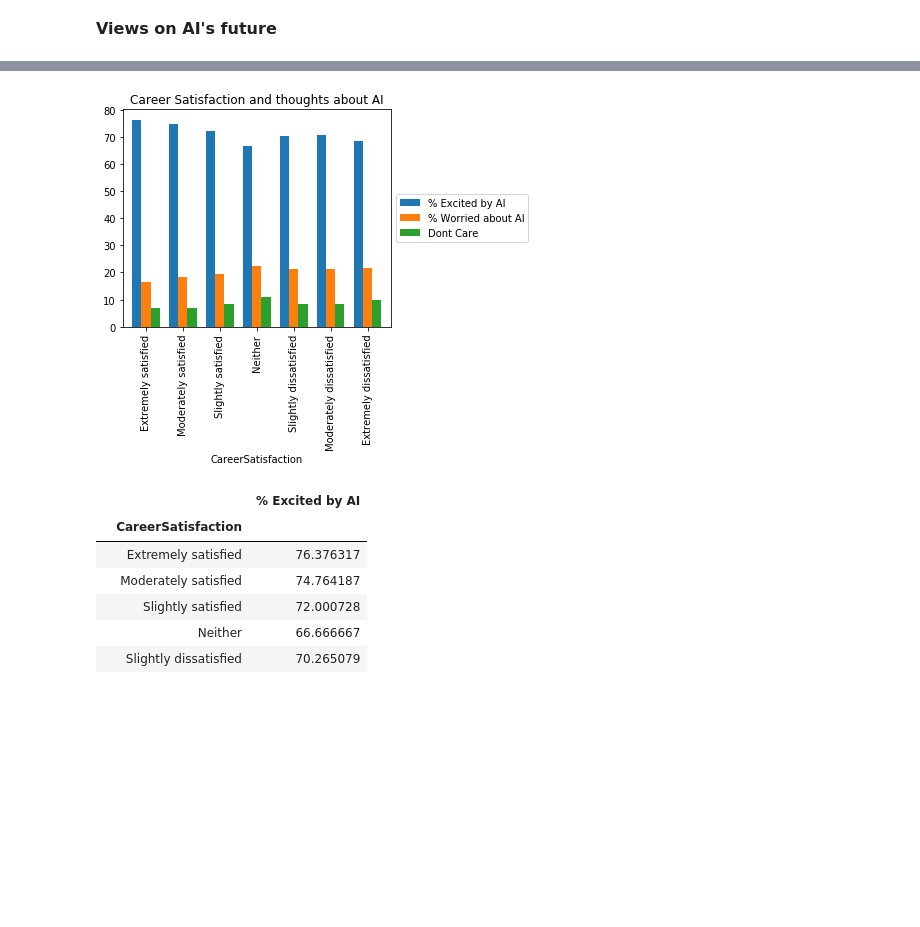
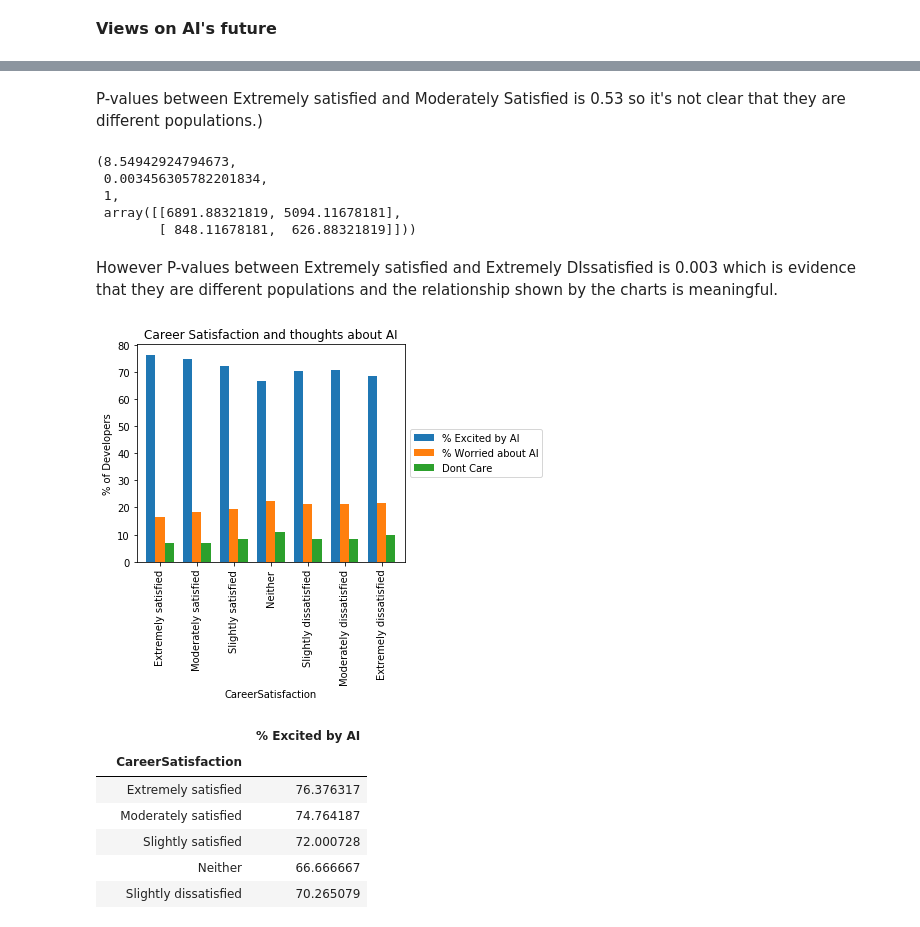
Before and after one commit to nitishvj/Capstone-1-Developers-Survey-Analysis, a Jupyter notebook: Capstone 1.ipynb, the cells around one changed output, grey strips where cells are left out. Cells and saved outputs as stored; diff of their text form; code cells hidden in the pictures; blank space fills up the shorter version.

```diff
--- a/Capstone 1.ipynb
+++ b/Capstone 1.ipynb
@@ -788,0 +908,14 @@ Company size doesn't seem to play a major role in career satisfaction.
+# %% [markdown]
+P-values between Extremely satisfied and Moderately Satisfied is 0.53 so it's not clear that they are different populations.)
+# %%
+dissatisfied = np.array([[6839,5147], [901, 574]])
+#[total_satisfied,total_satisfied_excited],[tptal_not_satisfied,total_not_satisfied_notexcited]
+stats.chi2_contingency(dissatisfied)
+# %% [output]
+(8.54942924794673,
+ 0.003456305782201834,
+ 1,
+ array([[6891.88321819, 5094.11678181],
+        [ 848.11678181,  626.88321819]]))
+# %% [markdown]
+However P-values between Extremely satisfied and Extremely DIssatisfied is 0.003 which is evidence that they are different populations and the relationship shown by the charts is meaningful.
@@ -789,18 +927,18 @@ Company size doesn't seem to play a major role in career satisfaction.
 # %%
 #Plot Career satisfaction by AI future
 df_ai = clean_df[clean_df['Country'].isin(top_countries.index)]
 df_ai =df_ai.groupby(['AIFuture','CareerSatisfaction'])['AIFuture'].count().unstack('CareerSatisfaction').fillna(0)
 order = ['Extremely satisfied','Moderately satisfied','Slightly satisfied','Neither satisfied nor dissatisfied','Slightly dissatisfied', 'Moderately dissatisfied','Extremely dissatisfied']
 df_ai=df_ai[order]
 df_ai.columns = df_ai.columns.to_series().map(dict_car_sat)
 df_ai = df_ai.T
 df_ai['% Excited by AI'] = df_ai['Excited']*100/(df_ai['Excited']+df_ai['Worried']+df_ai['DontCare'])
 df_ai['% Worried about AI'] = df_ai['Worried']*100/(df_ai['Excited']+df_ai['Worried']+df_ai['DontCare'])
 df_ai['Dont Care'] = 100 - df_ai['% Excited by AI'] - df_ai['% Worried about AI']
 fig = df_ai.drop(['DontCare','Excited','Worried'],axis=1).plot(kind='bar',width = .75)
 box = fig.get_position()
-fig.set_position([box.x0, box.y0, box.width * 0.8, box.height]);
+fig.set_position([box.x0, box.y0, box.width * 0.8, box.height]);plt.ylabel('% of Developers')
 fig.legend(loc='center left', bbox_to_anchor=(1, 0.5));
 plt.title('Career Satisfaction and thoughts about AI');
 # %% [output]
-[figure, old version]
+[figure, new version]
```
Also changed, not shown: parts of 139 cells of this notebook.
